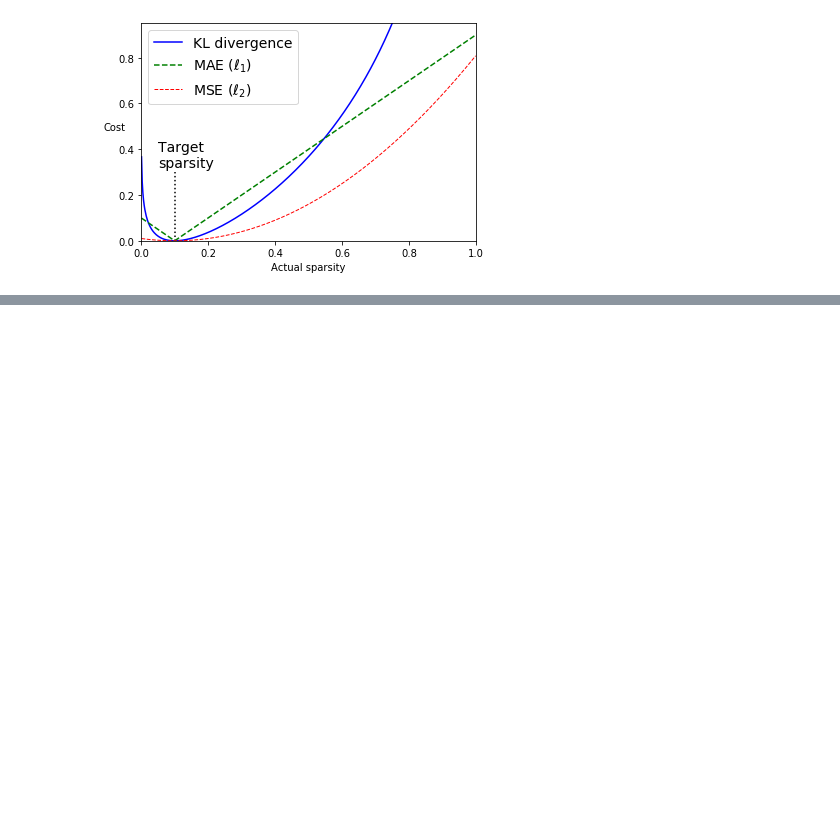
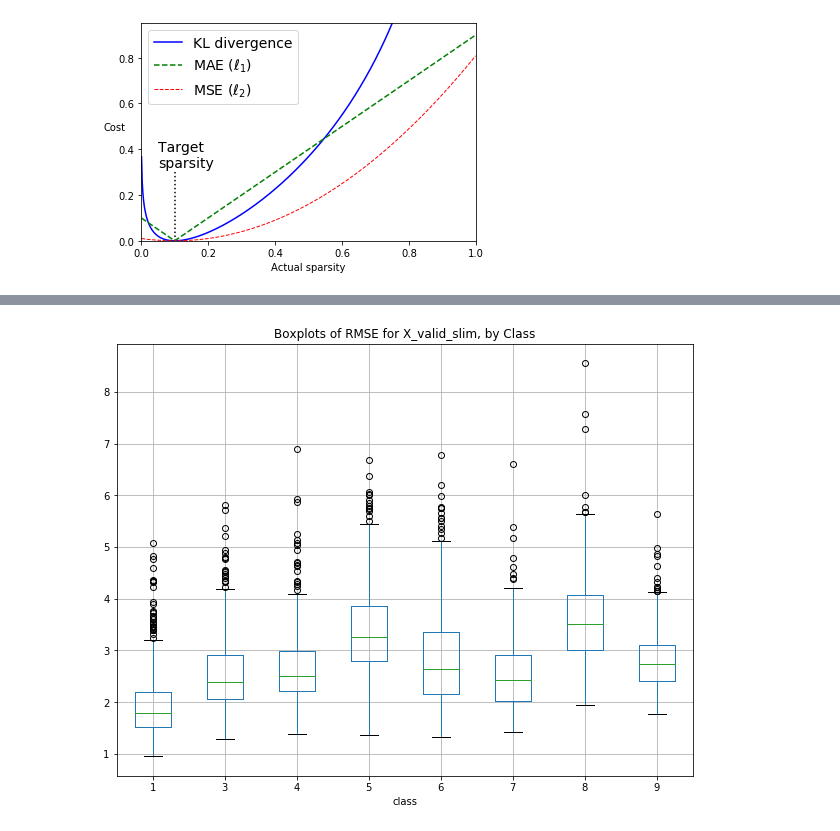
Before and after one commit to tvhahn/autoencoder-sandbox, a Jupyter notebook: notebooks/6.0-autoencoder-anomaly-detection.ipynb, the cells around one changed output, grey strips where cells are left out. Cells and saved outputs as stored; diff of their text form; code cells hidden in the pictures; blank space fills up the shorter version.

```diff
--- a/notebooks/6.0-autoencoder-anomaly-detection.ipynb
+++ b/notebooks/6.0-autoencoder-anomaly-detection.ipynb
@@ -387,0 +268,3 @@ plot_reconstructions_three_models(simple_ae, sparse_l1_ae, sparse_kl_ae, index_l
+# %%
+recon_val_slim = sparse_kl_ae(X_val_slim).numpy()
+recon_val_slim.shape
@@ -387,0 +315,6 @@ plot_reconstructions_three_models(simple_ae, sparse_l1_ae, sparse_kl_ae, index_l
+# %%
+class_to_remove = np.array([0, 2],dtype='uint8')
+
+# euclidean distance measurements
+eu_val_slim = euclidean_distance(X_val_slim,recon_val_slim)
+eu_val_slim
@@ -387,0 +334,3 @@ plot_reconstructions_three_models(simple_ae, sparse_l1_ae, sparse_kl_ae, index_l
+# %%
+df = create_df_reconstruction(eu_val_slim, y_val_slim, "euclidean",class_to_remove, 3.99)
+df.head()
@@ -387,0 +344,8 @@ plot_reconstructions_three_models(simple_ae, sparse_l1_ae, sparse_kl_ae, index_l
+# %%
+fig, ax = plt.subplots(figsize=(10,8))
+df.boxplot(column=['euclidean'], by='class', ax=ax)
+plt.title('Boxplots of RMSE for X_valid_slim, by Class')
+plt.suptitle('')
+plt.show()
+# %% [output]
+[figure, added]
```
Also changed, not shown: parts of 52 cells of this notebook.
